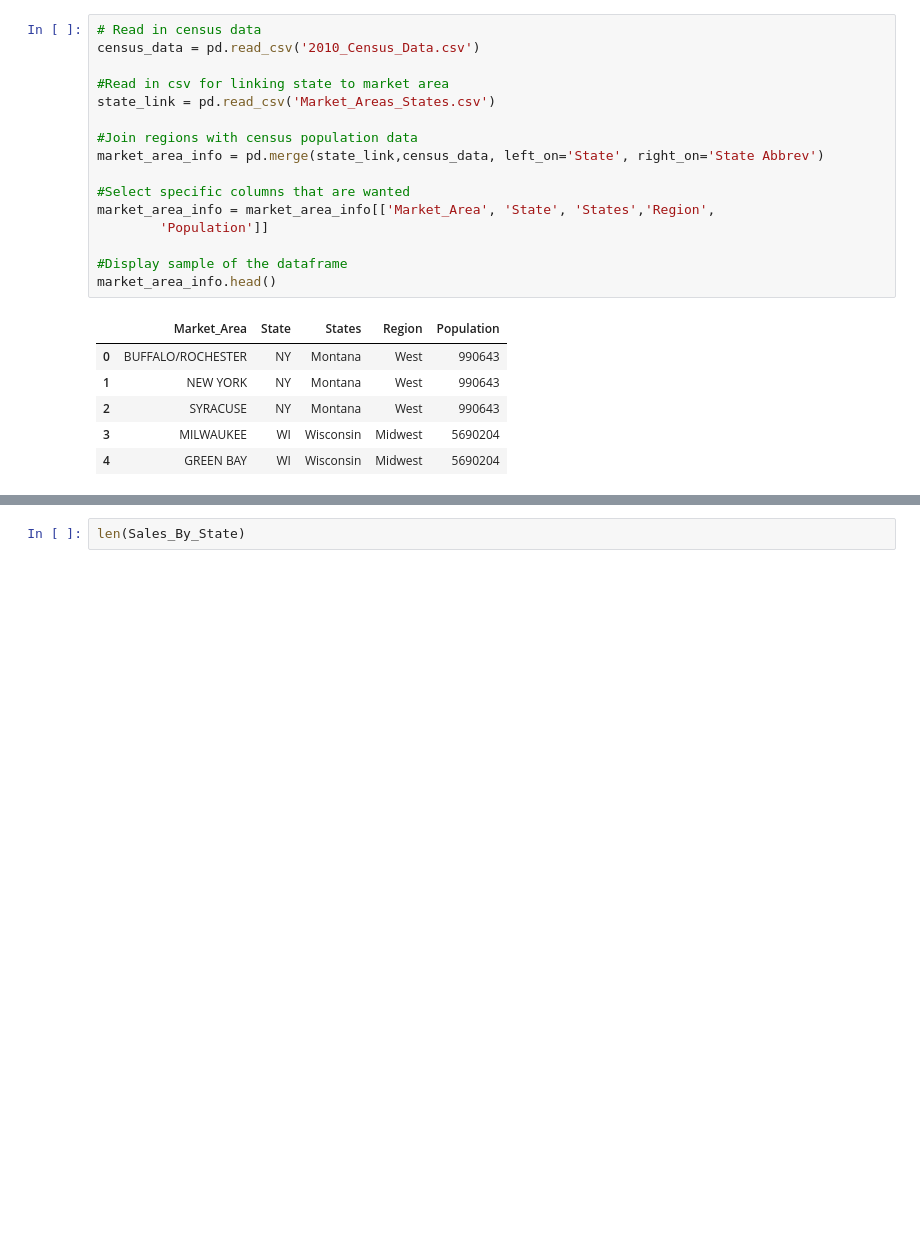
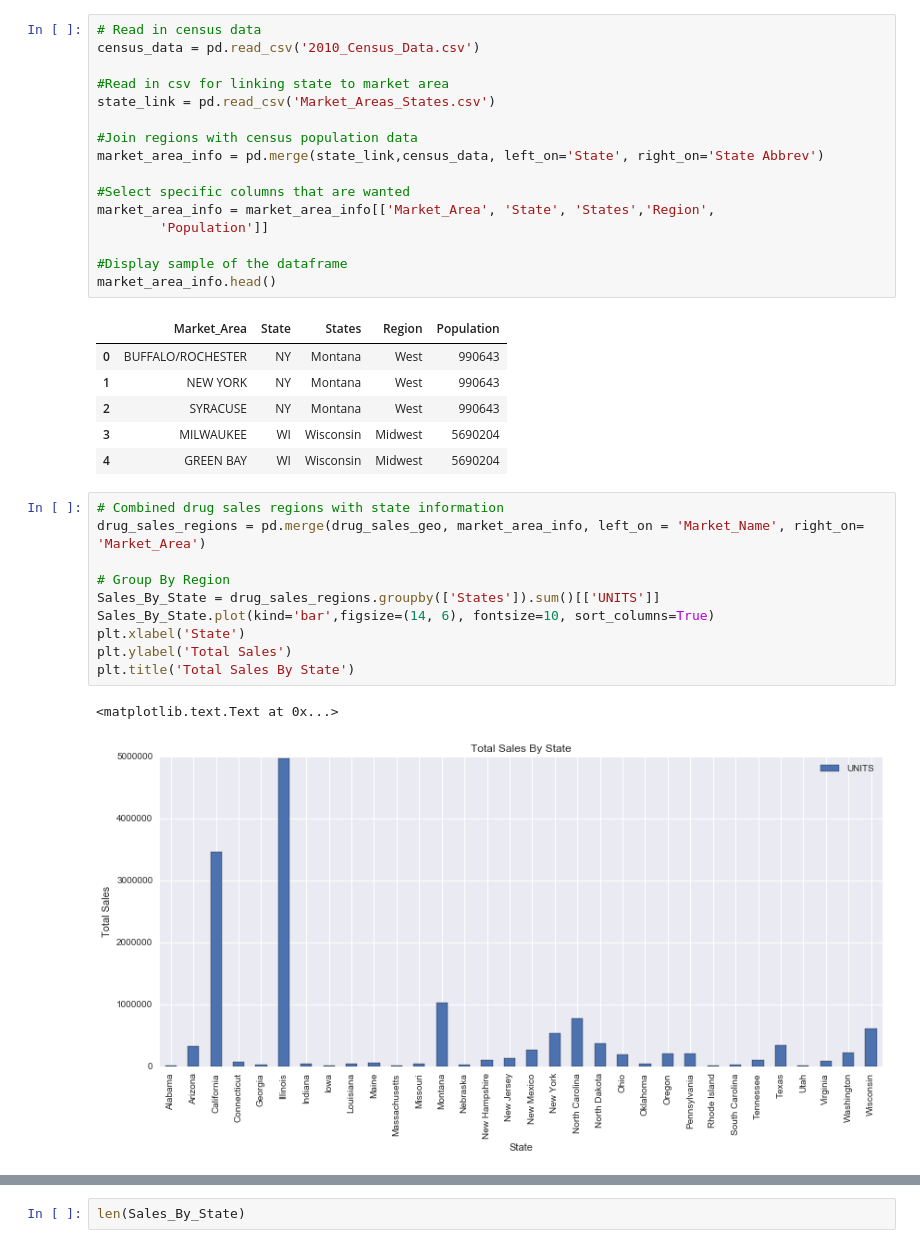
Before and after one commit to mGalarnyk/Machine_Learning_Froyo, a Jupyter notebook: Ryan/Project_Geographic_Location_Info.ipynb, the cells around one changed output, grey strips where cells are left out. Cells and saved outputs as stored; diff of their text form; blank space fills up the shorter version.

```diff
--- a/Ryan/Project_Geographic_Location_Info.ipynb
+++ b/Ryan/Project_Geographic_Location_Info.ipynb
@@ -367,6 +376,19 @@ market_area_info.head()
 | 2 | SYRACUSE | NY | Montana | West | 990643 |
 | 3 | MILWAUKEE | WI | Wisconsin | Midwest | 5690204 |
 | 4 | GREEN BAY | WI | Wisconsin | Midwest | 5690204 |
+# %%
+# Combined drug sales regions with state information
+drug_sales_regions = pd.merge(drug_sales_geo, market_area_info, left_on = 'Market_Name', right_on= 'Market_Area')
+
+# Group By Region
+Sales_By_State = drug_sales_regions.groupby(['States']).sum()[['UNITS']]
+Sales_By_State.plot(kind='bar',figsize=(14, 6), fontsize=10, sort_columns=True)
+plt.xlabel('State')
+plt.ylabel('Total Sales')
+plt.title('Total Sales By State')
+# %% [output]
+<matplotlib.text.Text at 0x...>
+[figure, added]
 # %%
 # Combined drug sales regions with state information
 drug_sales_regions = pd.merge(drug_sales_geo, market_area_info, left_on = 'Market_Name', right_on= 'Market_Area')
```
Also changed, not shown: parts of 14 cells of this notebook.
